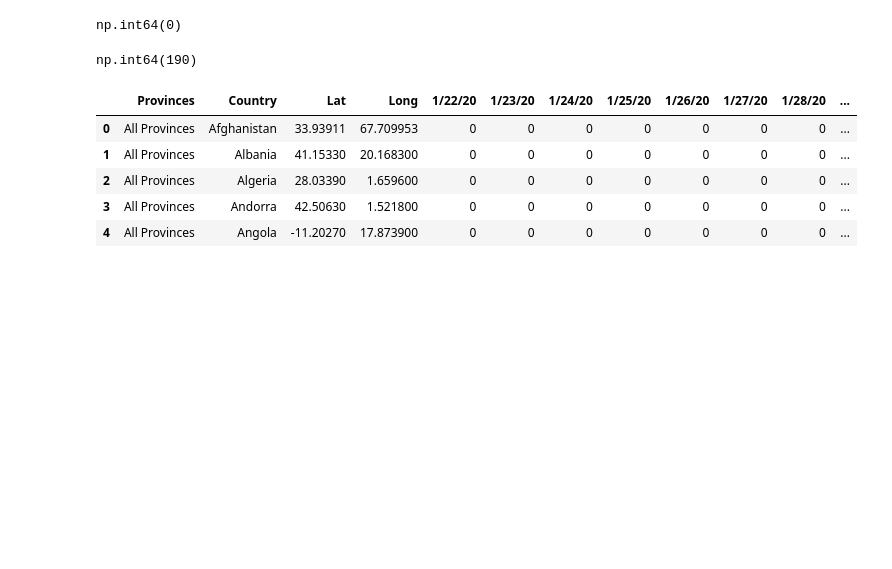
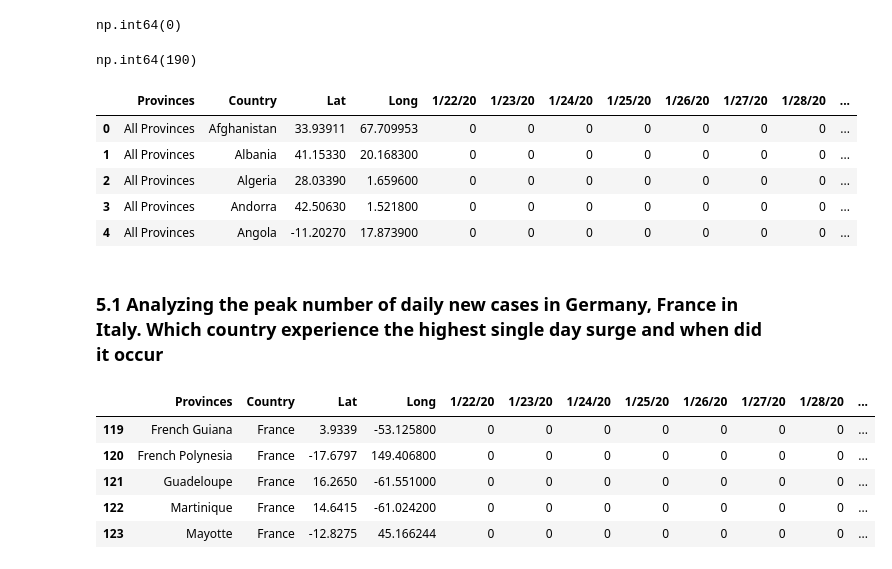
Before and after one commit to AnkitTomar2312/Covid19_CaseStudy, a Jupyter notebook: main.ipynb, the cells around one changed output. Cells and saved outputs as stored; diff of their text form; code cells hidden in the pictures; blank space fills up the shorter version.

```diff
--- a/main.ipynb
+++ b/main.ipynb
@@ -205,5 +205,15 @@ confirmed_cases.head()
 | 2 | All Provinces | Algeria | 28.03390 | 1.659600 | 0 | 0 | 0 | 0 | 0 | 0 | 0 | ... |
 | 3 | All Provinces | Andorra | 42.50630 | 1.521800 | 0 | 0 | 0 | 0 | 0 | 0 | 0 | ... |
 | 4 | All Provinces | Angola | -11.20270 | 17.873900 | 0 | 0 | 0 | 0 | 0 | 0 | 0 | ... |
+# %% [markdown]
+### 5.1 Analyzing the peak number of daily new cases in Germany, France in Italy. Which country experience the highest single day surge and when did it occur
 # %%
-# Analyzing the peak number of daily new cases in Germany, France in Italy. Which country experience the highest single day surge and when did it occur
+selected_df=confirmed_cases[confirmed_cases['Country'].isin(['Germany','France','Italy'])]
+selected_df.head()
+# %% [output]
+|  | Provinces | Country | Lat | Long | 1/22/20 | 1/23/20 | 1/24/20 | 1/25/20 | 1/26/20 | 1/27/20 | 1/28/20 | ... |
+| 119 | French Guiana | France | 3.9339 | -53.125800 | 0 | 0 | 0 | 0 | 0 | 0 | 0 | ... |
+| 120 | French Polynesia | France | -17.6797 | 149.406800 | 0 | 0 | 0 | 0 | 0 | 0 | 0 | ... |
+| 121 | Guadeloupe | France | 16.2650 | -61.551000 | 0 | 0 | 0 | 0 | 0 | 0 | 0 | ... |
+| 122 | Martinique | France | 14.6415 | -61.024200 | 0 | 0 | 0 | 0 | 0 | 0 | 0 | ... |
+| 123 | Mayotte | France | -12.8275 | 45.166244 | 0 | 0 | 0 | 0 | 0 | 0 | 0 | ... |
```
